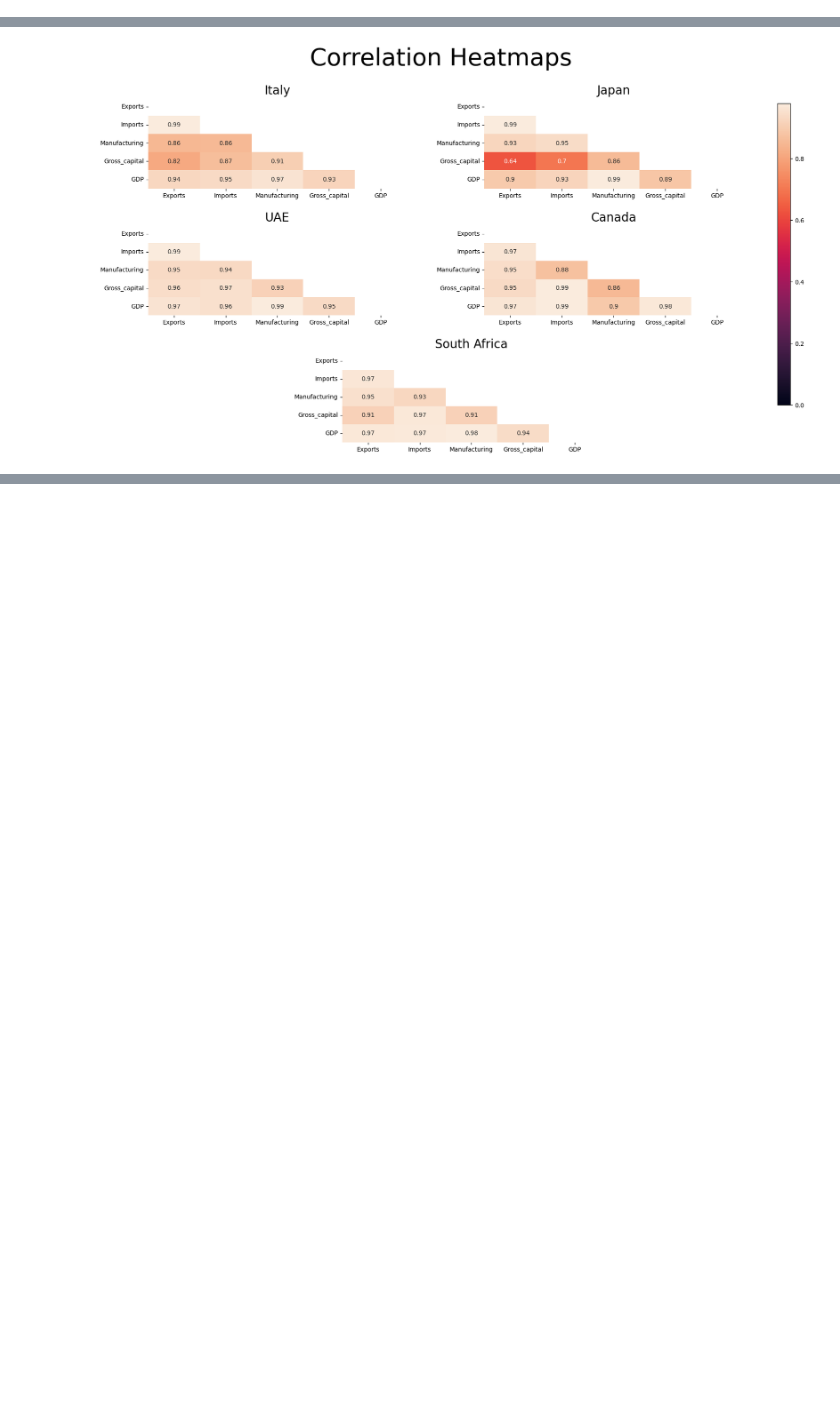
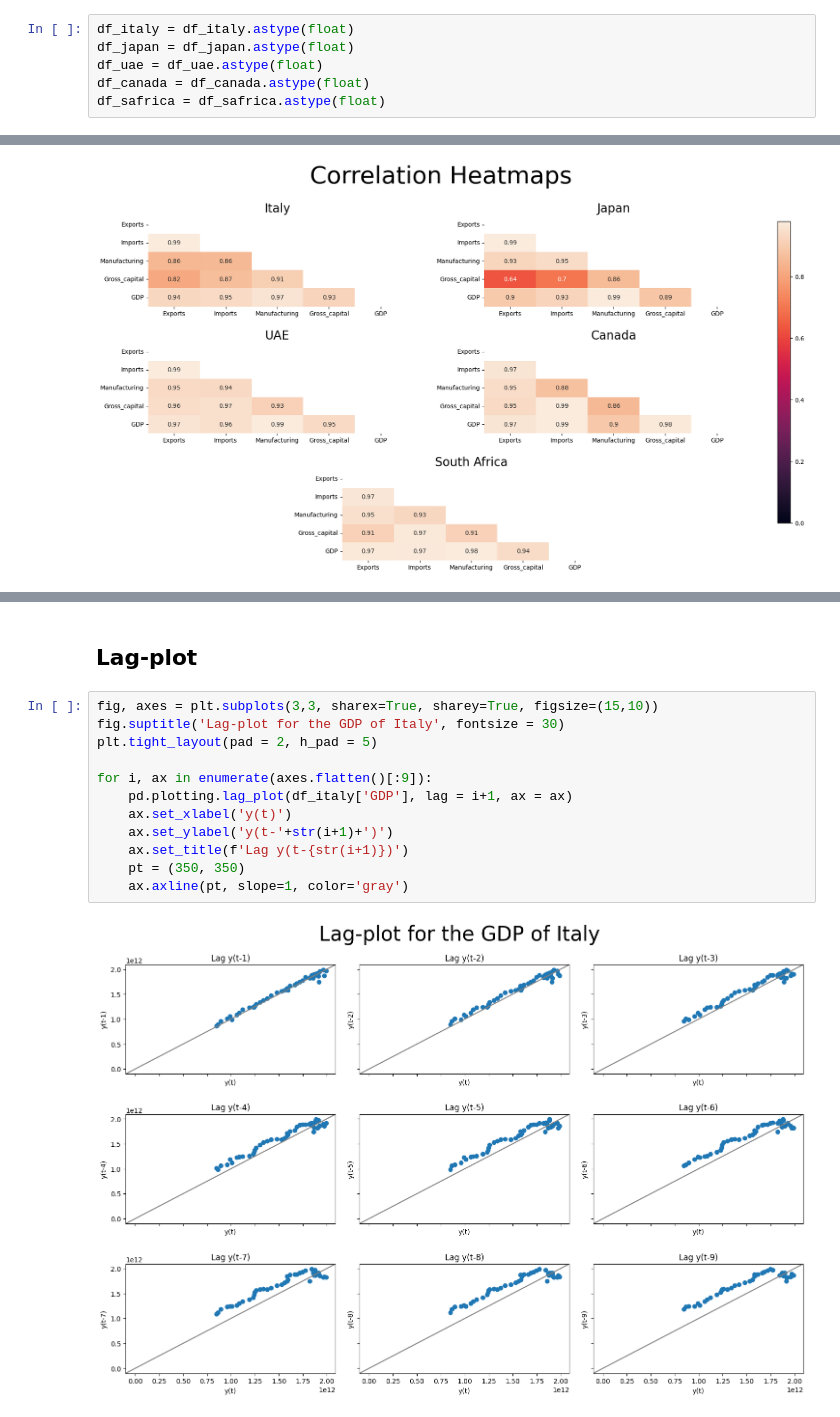
Before and after one commit to dariogemo/UNIVR-SMDS, a Jupyter notebook: prova.ipynb, the cells around one changed output, grey strips where cells are left out. Saved outputs shown, nothing was run; the diff lists cells and outputs as text; blank space fills up the shorter version.

```diff
--- a/prova.ipynb
+++ b/prova.ipynb
@@ -91,3 +106,9 @@ None
+# %%
+df_italy = df_italy.astype(float)
+df_japan = df_japan.astype(float)
+df_uae = df_uae.astype(float)
+df_canada = df_canada.astype(float)
+df_safrica = df_safrica.astype(float)
 # %% [markdown]
 # 4. Descriptive statistics
 # %%
@@ -248,3 +274,19 @@ Tuple of variables for every nation with lowest correlation:
 | Canada | Manufacturing | Gross_capital |
 | South Africa | Manufacturing | Gross_capital |
 [figure]
+# %% [markdown]
+## Lag-plot
+# %%
+fig, axes = plt.subplots(3,3, sharex=True, sharey=True, figsize=(15,10))
+fig.suptitle('Lag-plot for the GDP of Italy', fontsize = 30)
+plt.tight_layout(pad = 2, h_pad = 5)
+
+for i, ax in enumerate(axes.flatten()[:9]):
+    pd.plotting.lag_plot(df_italy['GDP'], lag = i+1, ax = ax)
+    ax.set_xlabel('y(t)')
+    ax.set_ylabel('y(t-'+str(i+1)+')')
+    ax.set_title(f'Lag y(t-{str(i+1)})')
+    pt = (350, 350)
+    ax.axline(pt, slope=1, color='gray')
+# %% [output]
+[figure, added]
```
Also changed, not shown: parts of 28 cells of this notebook, 1 other file.
